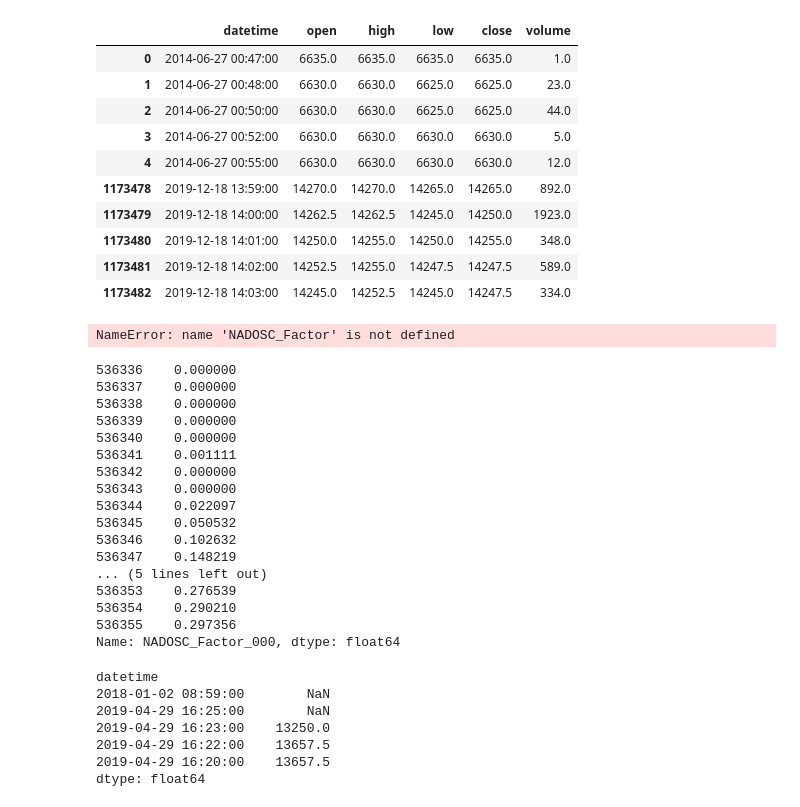
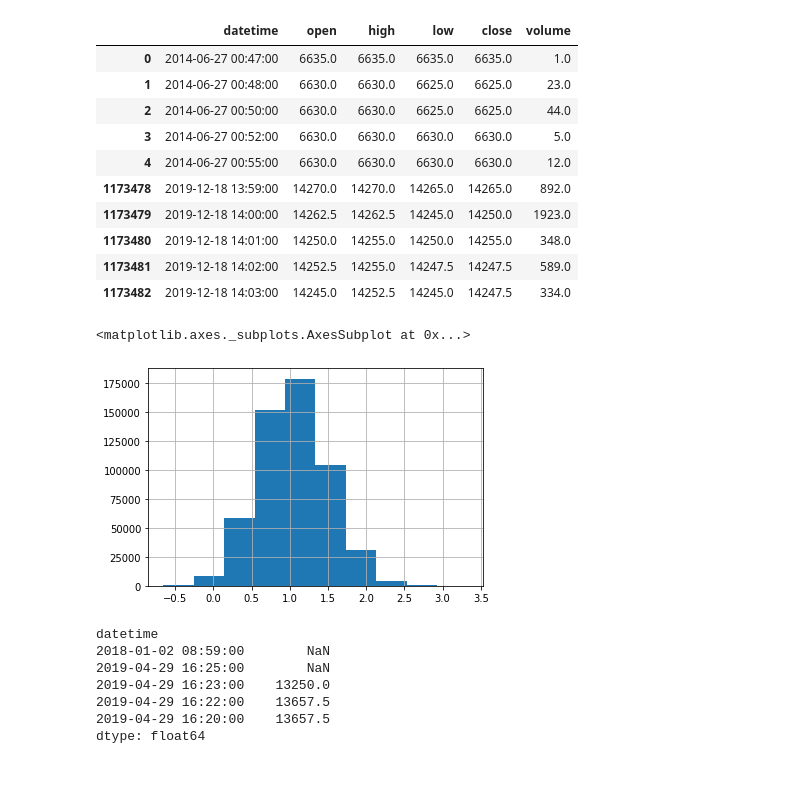
Before and after one commit to ClockworkBunny/quant_models, a Jupyter notebook: TestingNotebooks/TEST_demo.ipynb, the cells around one changed output. Saved outputs shown, nothing was run; the diff lists cells and outputs as text; code cells hidden in the pictures; blank space fills up the shorter version.

```diff
--- a/TestingNotebooks/TEST_demo.ipynb
+++ b/TestingNotebooks/TEST_demo.ipynb
@@ -13,7 +13,7 @@ import talib
 #### Data importing
 # %%
 import pandas as pd
-data_fn = "././data/xu1_1min.csv"
+data_fn = "../../data/xu1_1min.csv"
 df_price = pd.read_csv(data_fn)
 # %%
 df_price.head().append(df_price.tail())
@@ -46,9 +46,5 @@ from ta_features.core import extract_tafea
 # %%
 from ta_features._nta_factors import NTAFactor
-# %%
-stoch = NADOSC_Factor('NADOSC_Factor', kwparams={'fastperiod': [
-                     20,30], 'slowperiod': [
-                     50,80]})
-# %% [output]
-NameError: name 'NADOSC_Factor' is not defined
+# %%
+stoch = PatternFactor('Pattern_num', kwparams={'timeperiod': [0,30, 50]}) #, kwparams={'fastperiod': [
 # %%
@@ -57,24 +51,10 @@ features = []
 fea = stoch.run(test_df)
-# %%
-fea[0].NADOSC_Factor_000.tail(20)
-# %% [output]
-536336    0.000000
-536337    0.000000
-536338    0.000000
-536339    0.000000
-536340    0.000000
-536341    0.001111
-536342    0.000000
-536343    0.000000
-536344    0.022097
-536345    0.050532
-536346    0.102632
-536347    0.148219
-... (5 lines left out)
-536353    0.276539
-536354    0.290210
-536355    0.297356
-Name: NADOSC_Factor_000, dtype: float64
+# %%
+%matplotlib inline
+fea[2].Pattern_num_002.hist()
+# %% [output]
+<matplotlib.axes._subplots.AxesSubplot at 0x...>
+[figure, added]
 # %%
 hh = fea[0].loc[fea[0].NADOSC_Factor_000 > 100,:]
 # %%
```
Also changed, not shown: parts of 5 cells of this notebook, 4 other files.
